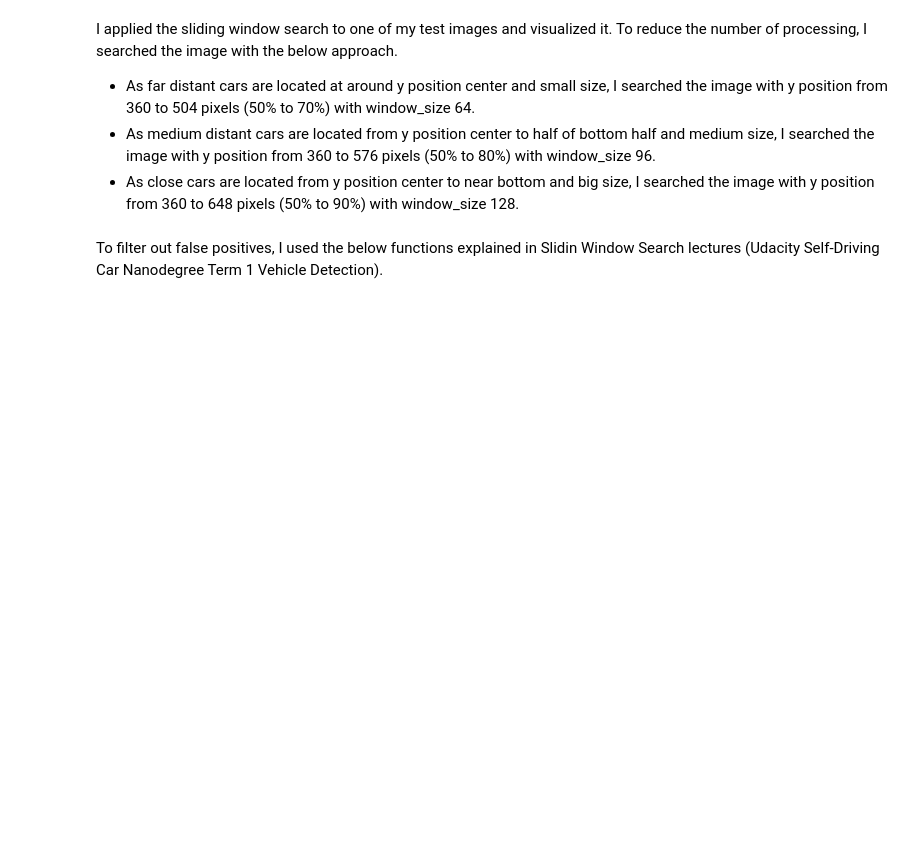
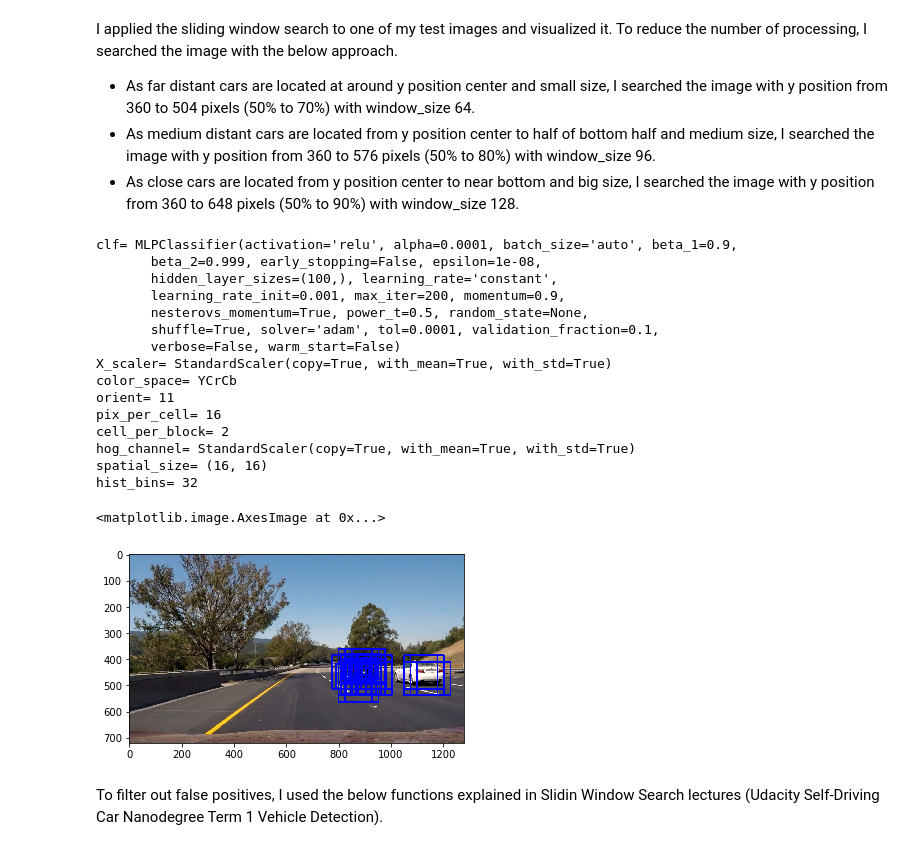
Before and after one commit to psyto/CarND-Vehicle-Detection, a Jupyter notebook: P5.ipynb, the cells around one changed output. Saved outputs shown, nothing was run; the diff lists cells and outputs as text; code cells hidden in the pictures; blank space fills up the shorter version.

```diff
--- a/P5.ipynb
+++ b/P5.ipynb
@@ -572,7 +612,7 @@ To reduce the number of processing, I searched the image with the below approach
 - As close cars are located from y position center to near bottom and big size, I searched the image with y position from 360 to 648 pixels (50% to 90%) with window_size 128.
 # %%
 ## Load model params
-with open('svc_pickle.p', 'rb') as pfile:
+with open('clf_pickle.p', 'rb') as pfile:
     pickle_data = pickle.load(pfile)
     for key in pickle_data:
         exec(key + "= pickle_data['" + str(key) + "']")
@@ -594,34 +634,52 @@ draw_image = np.copy(image)
 #image = image.astype(np.float32)/255
 
 window_sizes = [
     64,
     96,
     128,
 ]
 
 y_start_stop = [
     [360, 504],
     [360, 576],
     [360, 648],
 ]
 
 windows = []
 for i in range(len(window_sizes)):
     windows += slide_window(
-        image, x_start_stop=[None, None], y_start_stop=y_start_stop[i],
+        image, x_start_stop=[600, 1280], y_start_stop=y_start_stop[i],
         xy_window=(window_sizes[i], window_sizes[i]), xy_overlap=(0.8, 0.8)
     )
 
 hot_windows = search_windows(image, windows, clf, X_scaler, color_space=color_space,
                         spatial_size=spatial_size, hist_bins=hist_bins,
                         orient=orient, pix_per_cell=pix_per_cell,
                         cell_per_block=cell_per_block,
                         hog_channel=hog_channel, spatial_feat=spatial_feat,
                         hist_feat=hist_feat, hog_feat=hog_feat)
 
 window_img = draw_boxes(draw_image, hot_windows, color=(0, 0, 255), thick=6)
 
 plt.imshow(window_img)
+# %% [output]
+clf= MLPClassifier(activation='relu', alpha=0.0001, batch_size='auto', beta_1=0.9,
+       beta_2=0.999, early_stopping=False, epsilon=1e-08,
+       hidden_layer_sizes=(100,), learning_rate='constant',
+       learning_rate_init=0.001, max_iter=200, momentum=0.9,
+       nesterovs_momentum=True, power_t=0.5, random_state=None,
+       shuffle=True, solver='adam', tol=0.0001, validation_fraction=0.1,
+       verbose=False, warm_start=False)
+X_scaler= StandardScaler(copy=True, with_mean=True, with_std=True)
+color_space= YCrCb
+orient= 11
+pix_per_cell= 16
+cell_per_block= 2
+hog_channel= StandardScaler(copy=True, with_mean=True, with_std=True)
+spatial_size= (16, 16)
+hist_bins= 32
+<matplotlib.image.AxesImage at 0x...>
+[figure, added]
 # %% [markdown]
 To filter out false positives, I used the below functions explained in Slidin Window Search lectures (Udacity Self-Driving Car Nanodegree Term 1 Vehicle Detection).
 # %%
```
Also changed, not shown: parts of 21 cells of this notebook, 2 other files.
